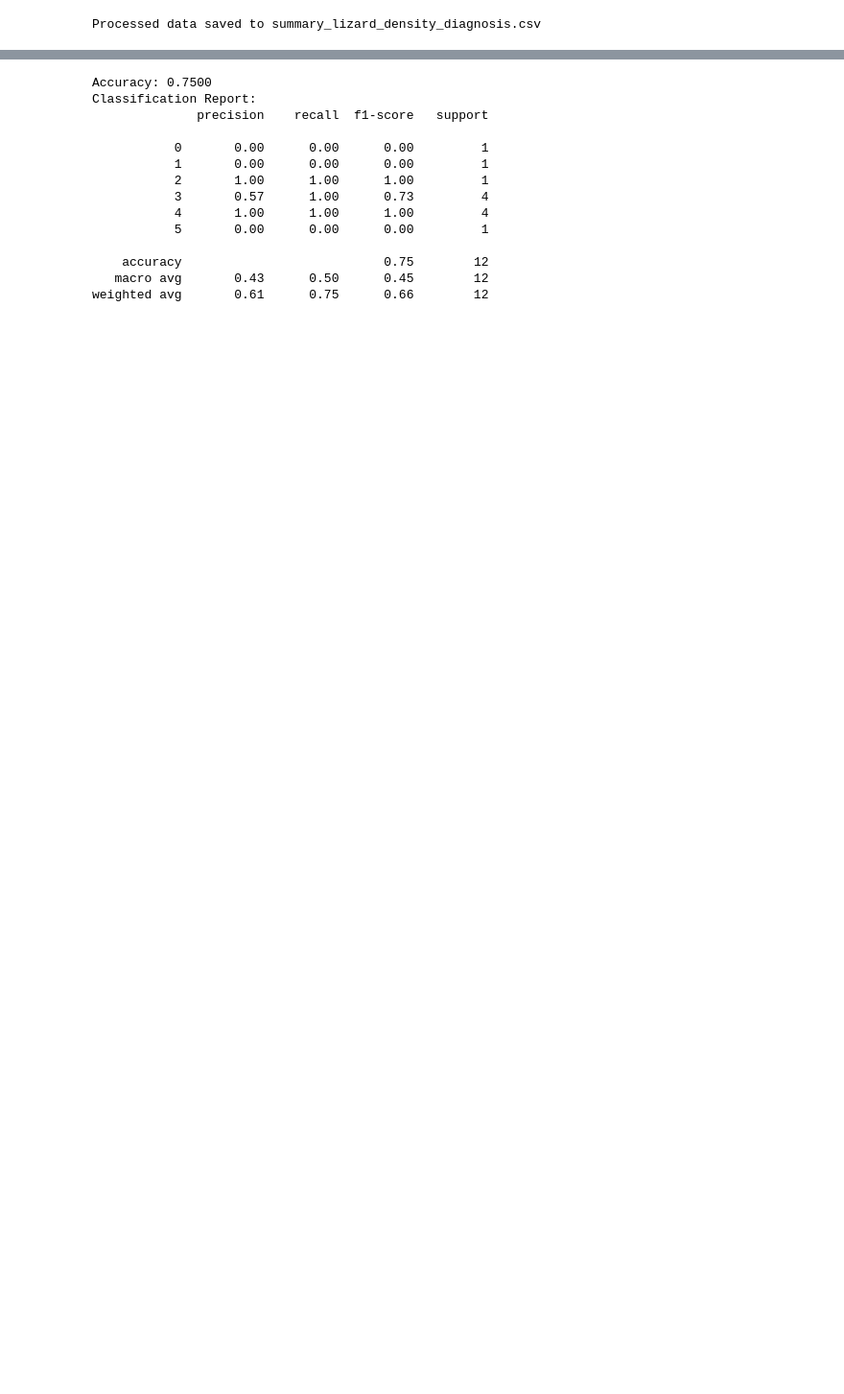
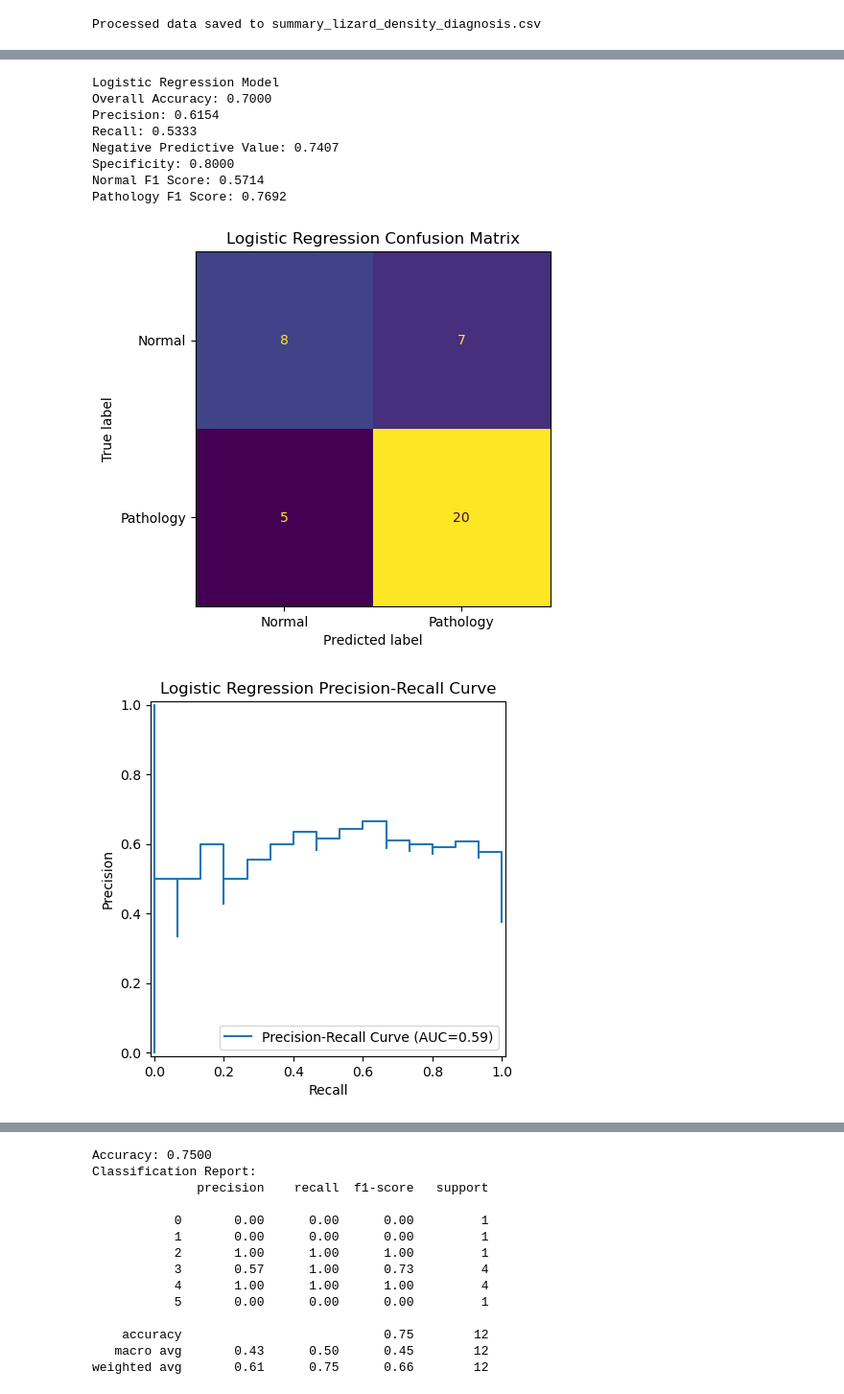
Before and after one commit to mpf0909/pathology_part_II_project, a Jupyter notebook: hovernet/hovernet-conic/inference-results/final-test-inference/analyse_summary.ipynb, the cells around one changed output, grey strips where cells are left out. Shown at 96% size. Saved outputs shown, nothing was run; the diff lists cells and outputs as text; code cells hidden in the pictures; blank space fills up the shorter version.

```diff
--- a/hovernet/hovernet-conic/inference-results/final-test-inference/analyse_summary.ipynb
+++ b/hovernet/hovernet-conic/inference-results/final-test-inference/analyse_summary.ipynb
@@ -209,0 +360,63 @@ plot_data(data, MODEL)
+# %%
+### 5 fold cross validation logistic regression all features
+
+log_reg = LogisticRegression(random_state=42)
+reg_y_pred = cross_val_predict(log_reg, all_features, y, cv=5)
+reg_y_probs = cross_val_predict(log_reg, all_features, y, cv=5, method="predict_proba")
+reg_accuracy = accuracy_score(y, reg_y_pred)
+reg_precision, reg_recall, reg_f1, _ = precision_recall_fscore_support(y, reg_y_pred, labels=[0,1])
+
+# defining normal as the positive class
+print(f"Logistic Regression Model")
+print(f"Overall Accuracy: {reg_accuracy:.4f}")
+print(f"Precision: {reg_precision[0]:.4f}")
+print(f"Recall: {reg_recall[0]:.4f}")
+print(f"Negative Predictive Value: {reg_precision[1]:.4f}") # precision of the negative class is the same as NPV
+print(f"Specificity: {reg_recall[1]:.4f}") # recall of the negative class is the same as specificity
+print(f"Normal F1 Score: {reg_f1[0]:.4f}")
+print(f"Pathology F1 Score: {reg_f1[1]:.4f}")
+
+reg_y_probs = cross_val_predict(log_reg, all_features, y, cv=5, method="predict_proba")
+
+# confusion matrix
+reg_cm = confusion_matrix(y, reg_y_pred)
+disp_cm = ConfusionMatrixDisplay(confusion_matrix=reg_cm, display_labels=["Normal", "Pathology"])
+disp_cm.plot(colorbar=False)
+plt.title("Logistic Regression Confusion Matrix")
+plt.savefig("logistic_regression_cm.png", dpi=300)
+plt.show()
+
+# precision-recall graph
+# cannot quite work out how to calculate auc (however when I don't change the label it does it for me. Therefore set AUC=0.59)
+disp_pr = PrecisionRecallDisplay.from_predictions(y, reg_y_probs_normal, pos_label=0, label="Precision-Recall Curve (AUC=0.59)")
+plt.title("Logistic Regression Precision-Recall Curve")
+plt.xlabel("Recall")
+plt.ylabel("Precision")
+plt.legend(loc="lower right")
+plt.savefig("logistic_regression_pr.png", dpi=300)
+plt.show()
+
+# roc-auc graph
+reg_y_probs_normal = reg_y_probs[:, 0]
+# cannot quite work out how to calculate roc_auc (however when I don't change the label it does it for me. Therefore set AUC=0.79)
+RocCurveDisplay.from_predictions(y, reg_y_probs_normal, pos_label=0, label="ROC curve (AUC.79)")
+plt.plot([0, 1], [0, 1], color='black', lw=1, linestyle='--', label="Reference line")
+plt.title(f"Logistic Regression ROC Curve")
+plt.xlabel("False Positive Rate")
+plt.ylabel("True Positive Rate")
+plt.legend(loc="lower right")
+plt.savefig("logistic_regression_roc.png", dpi=300)
+plt.show()
+
+# pca with decision boundary - extract percentage of variance explained by each component
+# %% [output]
+Logistic Regression Model
+Overall Accuracy: 0.7000
+Precision: 0.6154
+Recall: 0.5333
+Negative Predictive Value: 0.7407
+Specificity: 0.8000
+Normal F1 Score: 0.5714
+Pathology F1 Score: 0.7692
+[figure, added]
+[figure, added]
```
Also changed, not shown: parts of 16 cells of this notebook, 1 other file.
